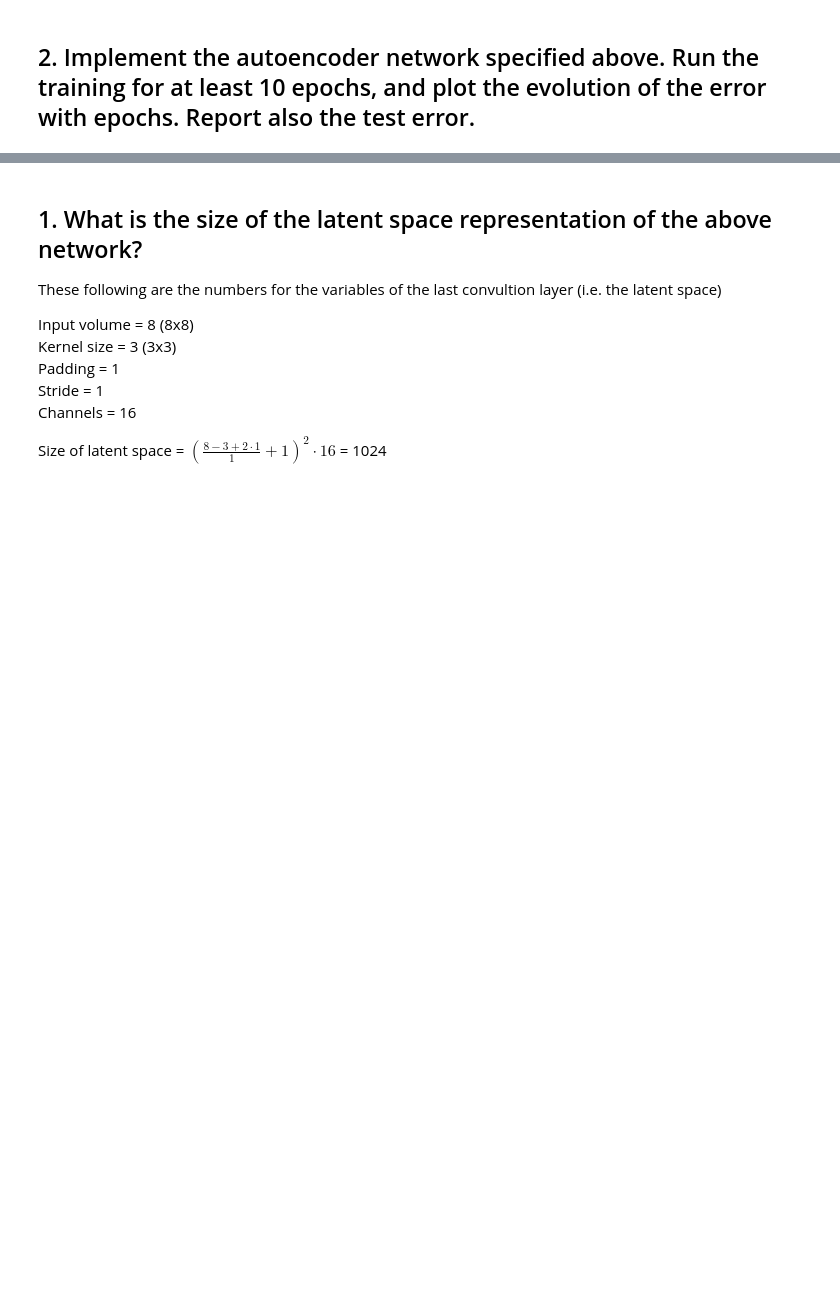
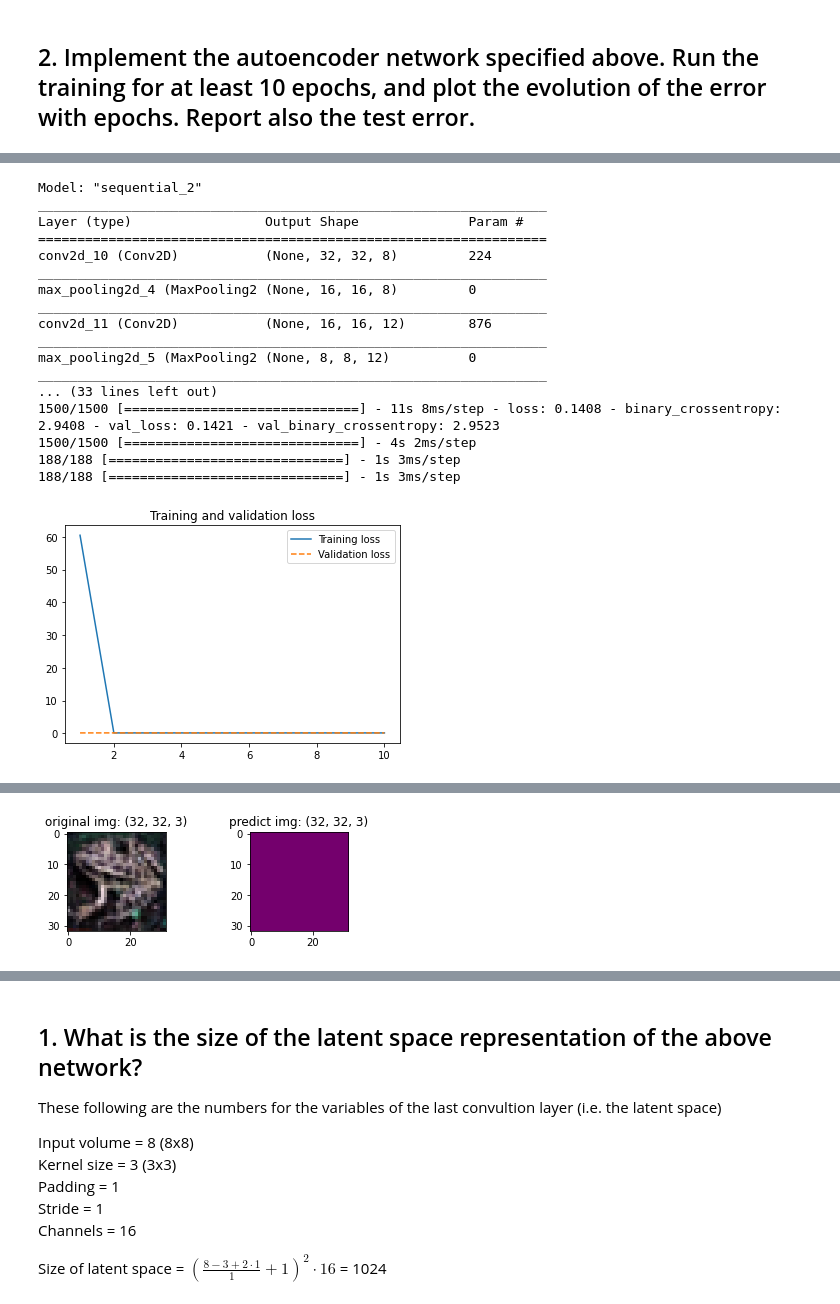
Before and after one commit to unofficial-Jona/ACML, a Jupyter notebook: convolutional autoencoders.ipynb, the cells around one changed output, grey strips where cells are left out. Saved outputs shown, nothing was run; the diff lists cells and outputs as text; code cells hidden in the pictures; blank space fills up the shorter version.

```diff
--- a/convolutional autoencoders.ipynb
+++ b/convolutional autoencoders.ipynb
@@ -211,0 +227,23 @@ Clipping input data to the valid range for imshow with RGB data ([0..1] for floa
+# %%
+model, _, _, test_prediction, history = model_fit_transform(models[2], X_train, X_train, X_valid, X_valid, X_test, X_test, epochs=epochs)
+plot_acc_err(epochs, model, history)
+img_compare(X_test[0], test_prediction[0], cmap='viridis')
+# %% [output]
+Model: "sequential_2"
+_________________________________________________________________
+Layer (type)                 Output Shape              Param #
+=================================================================
+conv2d_10 (Conv2D)           (None, 32, 32, 8)         224
+_________________________________________________________________
+max_pooling2d_4 (MaxPooling2 (None, 16, 16, 8)         0
+_________________________________________________________________
+conv2d_11 (Conv2D)           (None, 16, 16, 12)        876
+_________________________________________________________________
+max_pooling2d_5 (MaxPooling2 (None, 8, 8, 12)          0
+_________________________________________________________________
+... (33 lines left out)
+1500/1500 [==============================] - 11s 8ms/step - loss: 0.1408 - binary_crossentropy: 2.9408 - val_loss: 0.1421 - val_binary_crossentropy: 2.9523
+1500/1500 [==============================] - 4s 2ms/step
+188/188 [==============================] - 1s 3ms/step
+188/188 [==============================] - 1s 3ms/step
+[figure, added]
@@ -211,0 +252 @@ Clipping input data to the valid range for imshow with RGB data ([0..1] for floa
+[figure, added]
```
Also changed, not shown: parts of 26 cells of this notebook.
